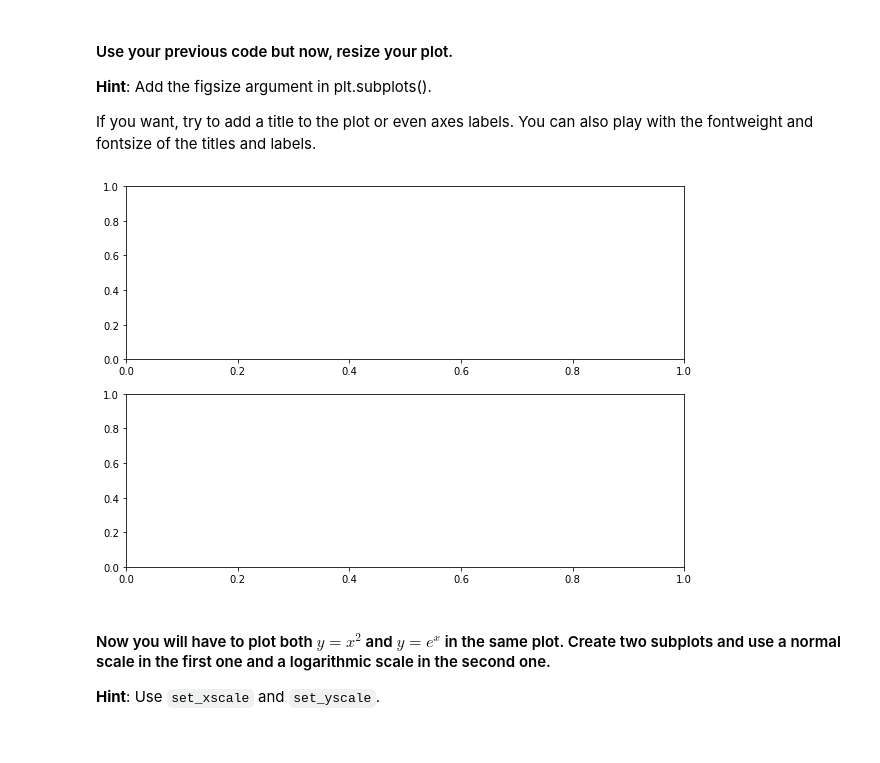
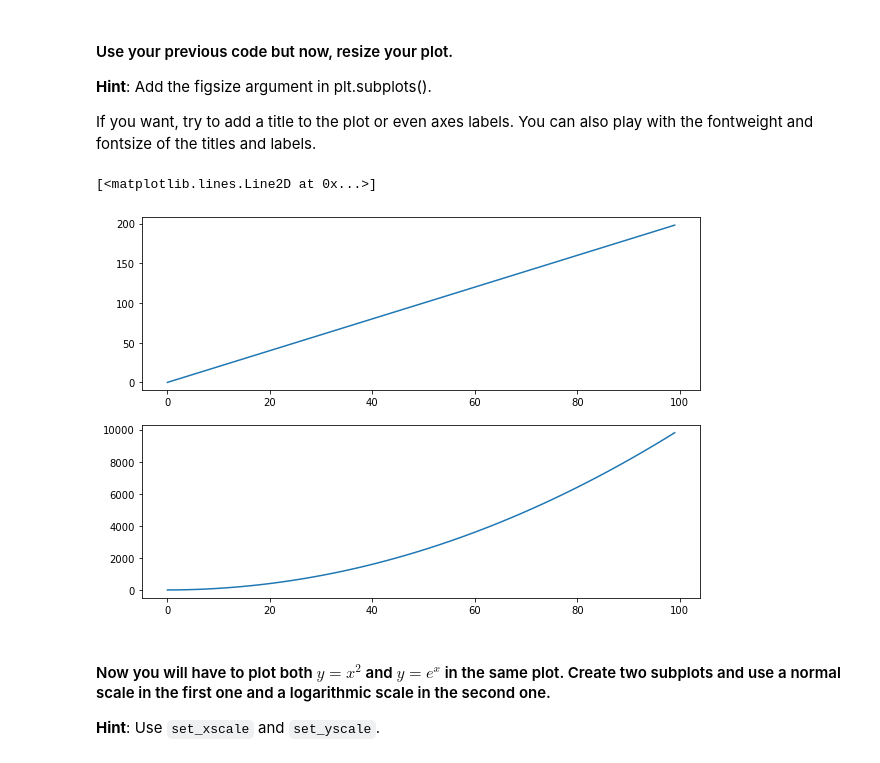
Before and after one commit to MarioJanus/IronLabs, a Jupyter notebook: Module2/Lab_1_Matplotlib-and-Seaborn/Lab_1_Matplotlib-and-Seaborn/main.ipynb, the cells around one changed output. Saved outputs shown, nothing was run; the diff lists cells and outputs as text; code cells hidden in the pictures.

```diff
--- a/Module2/Lab_1_Matplotlib-and-Seaborn/Lab_1_Matplotlib-and-Seaborn/main.ipynb
+++ b/Module2/Lab_1_Matplotlib-and-Seaborn/Lab_1_Matplotlib-and-Seaborn/main.ipynb
@@ -56,8 +56,11 @@ ax2.plot(x,z)
 If you want, try to add a title to the plot or even axes labels. You can also play with the fontweight and fontsize of the titles and labels.
 # %%
 fig, [ax1, ax2] = plt.subplots(2,1, figsize=(10, 7))
+ax1.plot(x,y)
+ax2.plot(x,z)
 # %% [output]
+[<matplotlib.lines.Line2D at 0x...>]
-[figure, old version]
+[figure, new version]
 # %% [markdown]
 #### Now you will have to plot both $y=x^2$ and $y=e^x$ in the same plot. Create two subplots and use a normal scale in the first one and a logarithmic scale in the second one.
 **Hint**: Use `set_xscale` and `set_yscale`.
```
Also changed, not shown: parts of 1 cell of this notebook, 15 other files.
